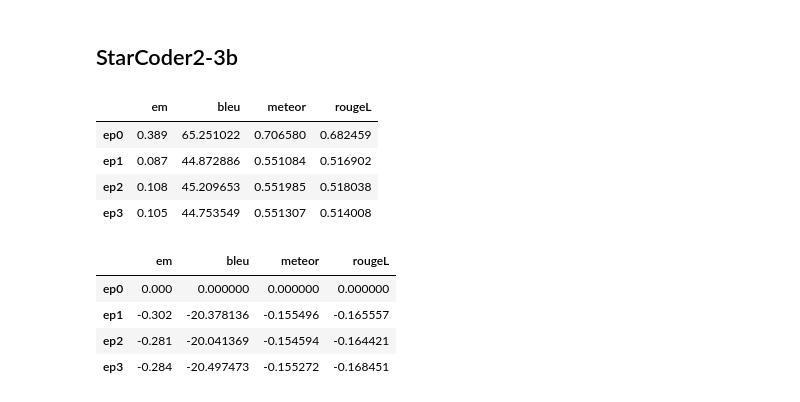
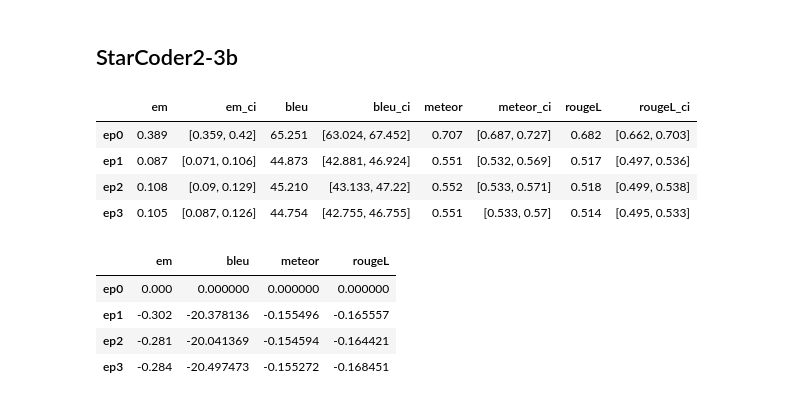
Before and after one commit to AISE-TUDelft/LLM4Code-memtune-ext, a Jupyter notebook: experiments/full_precision/forgeting/results/p_results_forget.ipynb, the cells around one changed output. Drawn from its saved outputs; the diff is of its cells as text; code cells hidden in the pictures.

```diff
--- a/experiments/full_precision/forgeting/results/p_results_forget.ipynb
+++ b/experiments/full_precision/forgeting/results/p_results_forget.ipynb
@@ -34,28 +44,25 @@ df.head()
 # %% [markdown]
 ## StarCoder2-3b
 # %%
-# Extract and calculate means
+# Extract means + confidence intervals
 metrics = ['em', 'bleu', 'meteor', 'rougeL']
 eps = ['ep0', 'ep1', 'ep2', 'ep3']
 
-mean_data = {}
-
-
-for metric in metrics:
-    mean_data[metric] = []
-    for ep in eps:
-        column_name = f'3b_{ep}_{metric}'
-        mean_value = df[column_name].mean()
-        mean_data[metric].append(mean_value)
-
-ep_3b_absolute = pd.DataFrame(mean_data, index=eps)
-ep_3b_absolute
+ep_3b_absolute_ci = summarize_metrics_with_ci(
+    df,
+    row_values=eps,
+    metrics=metrics,
+    column_name_fn=lambda ep, metric: f'3b_{ep}_{metric}',
+)
+ep_3b_absolute = ep_3b_absolute_ci[metrics].copy()
+ep_3b_absolute_ci = round_metrics_with_ci_table(ep_3b_absolute_ci, decimals=3)
+ep_3b_absolute_ci
 # %% [output]
-|  | em | bleu | meteor | rougeL |
-| ep0 | 0.389 | 65.251022 | 0.706580 | 0.682459 |
-| ep1 | 0.087 | 44.872886 | 0.551084 | 0.516902 |
-| ep2 | 0.108 | 45.209653 | 0.551985 | 0.518038 |
-| ep3 | 0.105 | 44.753549 | 0.551307 | 0.514008 |
+|  | em | em_ci | bleu | bleu_ci | meteor | meteor_ci | rougeL | rougeL_ci |
+| ep0 | 0.389 | [0.359, 0.42] | 65.251 | [63.024, 67.452] | 0.707 | [0.687, 0.727] | 0.682 | [0.662, 0.703] |
+| ep1 | 0.087 | [0.071, 0.106] | 44.873 | [42.881, 46.924] | 0.551 | [0.532, 0.569] | 0.517 | [0.497, 0.536] |
+| ep2 | 0.108 | [0.09, 0.129] | 45.210 | [43.133, 47.22] | 0.552 | [0.533, 0.571] | 0.518 | [0.499, 0.538] |
+| ep3 | 0.105 | [0.087, 0.126] | 44.754 | [42.755, 46.755] | 0.551 | [0.533, 0.57] | 0.514 | [0.495, 0.533] |
 # %%
 # With the baseline
 first = ep_3b_absolute.iloc[0]
```
Also changed, not shown: parts of 13 cells of this notebook, 1 other file.
